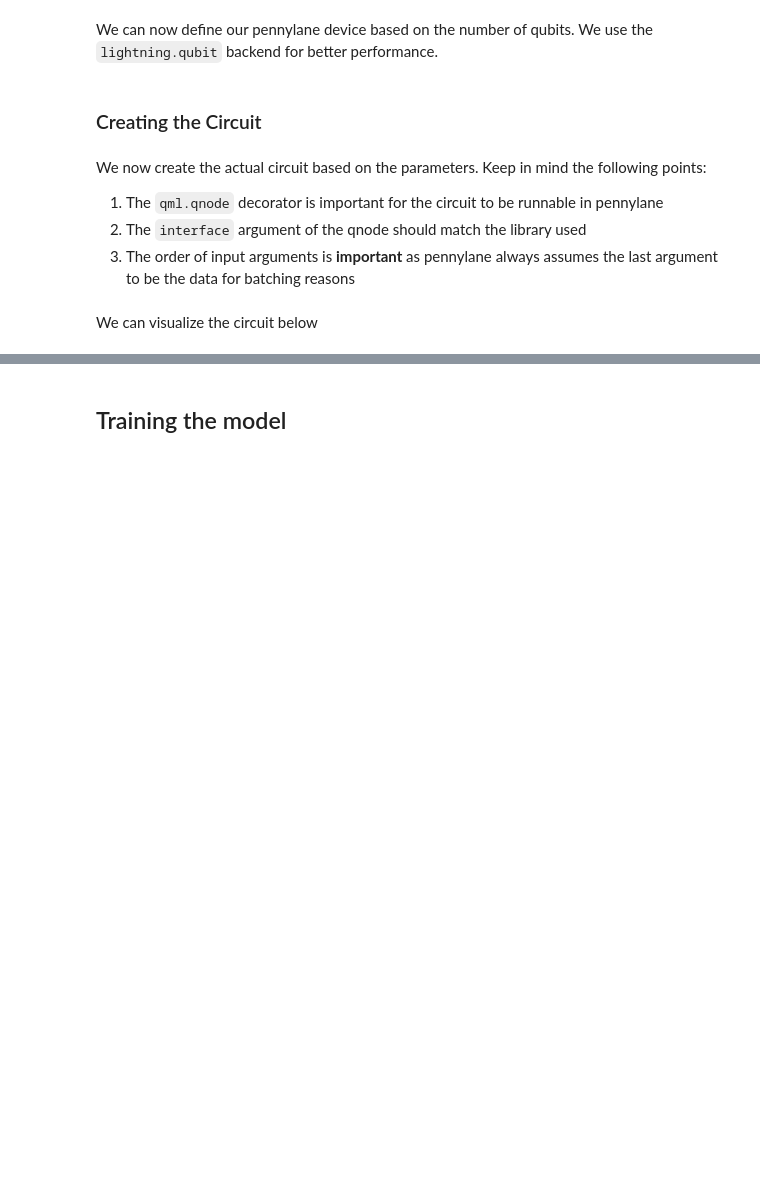
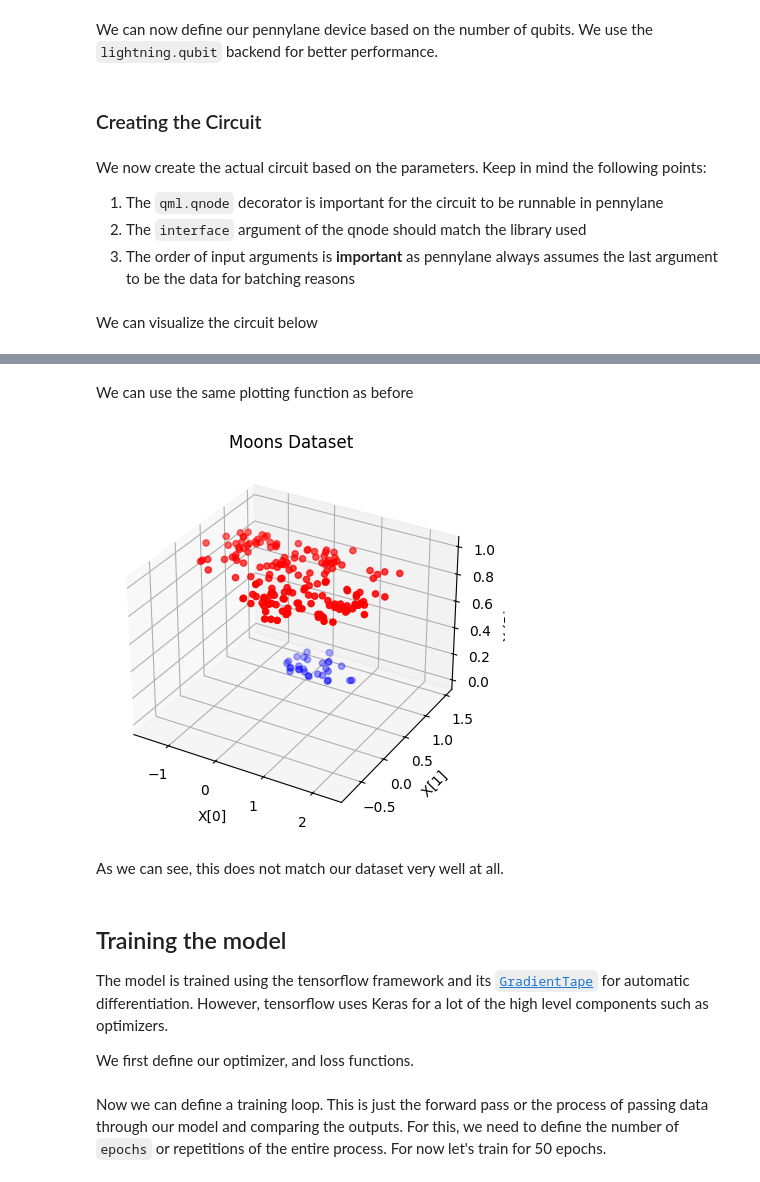
Before and after one commit to MPSLab-ASU/QML-Tutorials, a Jupyter notebook: VariationalModels/VariationalModel.ipynb, the cells around one changed output, grey strips where cells are left out. Drawn from its saved outputs; the diff is of its cells as text; code cells hidden in the pictures; blank space fills up the shorter version.

```diff
--- a/VariationalModels/VariationalModel.ipynb
+++ b/VariationalModels/VariationalModel.ipynb
@@ -89,0 +106,3 @@ qml.draw_mpl(variational_model)(weights,X[:2])
+# %%
+t = 0.5
+random_preds = variational_model(weights,X)
@@ -89,0 +117,2 @@ qml.draw_mpl(variational_model)(weights,X[:2])
+# %%
+random_preds = random_preds[:,0]
@@ -90,2 +121,24 @@ qml.draw_mpl(variational_model)(weights,X[:2])
+# %%
+labels = tf.cast(random_preds>=t,tf.uint8)
+# %% [markdown]
+We can use the same plotting function as before
+# %%
+colors = np.where(labels == 1, 'red', 'blue') # Assign 'red' for y=1, 'blue' for y=0
+
+fig = plt.figure()
+ax = fig.add_subplot(projection='3d')
+ax.scatter(X[:,0],X[:,1],labels, c=colors)
+ax.set_xlabel('X[0]')
+ax.set_ylabel('X[1] ')
+ax.set_zlabel('Y (Binary)')
+ax.set_title('Moons Dataset')
+plt.show()
+# %% [output]
+[figure, added]
+# %% [markdown]
+As we can see, this does not match our dataset very well at all.
 # %% [markdown]
 ## Training the model
+The model is trained using the tensorflow framework and its [`GradientTape`](https://www.tensorflow.org/api_docs/python/tf/GradientTape) for automatic differentiation. However, tensorflow uses Keras for a lot of the high level components such as optimizers.
+
+We first define our optimizer, and loss functions.
@@ -91,0 +148,2 @@ qml.draw_mpl(variational_model)(weights,X[:2])
+# %% [markdown]
+Now we can define a training loop. This is just the forward pass or the process of passing data through our model and comparing the outputs. For this, we need to define the number of `epochs` or repetitions of the entire process. For now let's train for 50 epochs.
```
Also changed, not shown: parts of 22 cells of this notebook.
